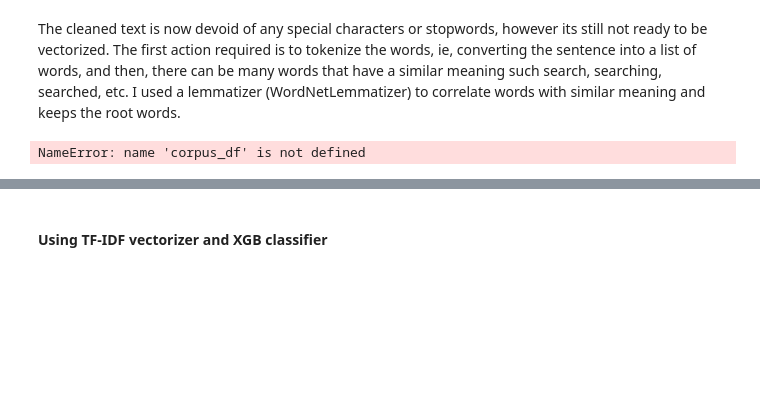
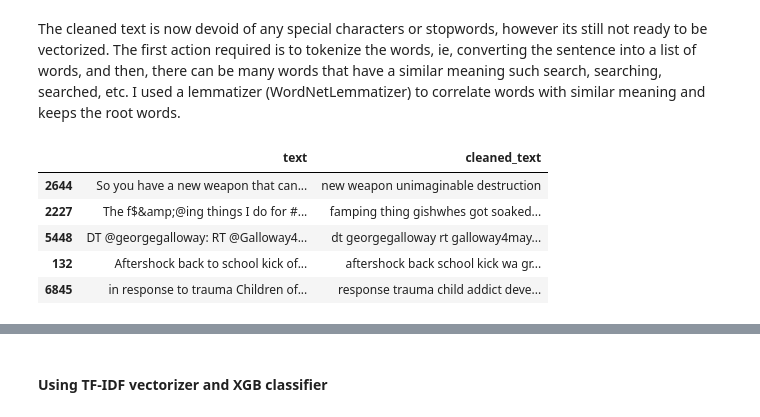
Before and after one commit to yepterence/Project-Cymopolea, a Jupyter notebook: text-processing.ipynb, the cells around one changed output, grey strips where cells are left out. Saved outputs shown, nothing was run; the diff lists cells and outputs as text; code cells hidden in the pictures; blank space fills up the shorter version.

Commit message:
Rewrote vectorizer code in subsequent cells and ran first successful classifier on dataset. Generated classification report and confusion matrix for the classifier as well

```diff
--- a/text-processing.ipynb
+++ b/text-processing.ipynb
@@ -148,13 +148,25 @@ X_train.head(10)
 | 931 | @libraryeliza he did get a @taylo... | libraryeliza get taylorswift13 bu... |
 # %% [markdown]
 The cleaned text is now devoid of any special characters or stopwords, however its still not ready to be vectorized. The first action required is to tokenize the words, ie, converting the sentence into a list of words, and then, there can be many words that have a similar meaning such search, searching, searched, etc. I used a lemmatizer (WordNetLemmatizer) to correlate words with similar meaning and keeps the root words.
+# %%
+# transform test set to vectorized format
+X_test['cleaned_text'] = cleaner(X_test[['text']])
+X_test.head()
+# %% [output]
+|  | text | cleaned_text |
+| 2644 | So you have a new weapon that can... | new weapon unimaginable destruction |
+| 2227 | The f$&amp;@ing things I do for #... | famping thing gishwhes got soaked... |
+| 5448 | DT @georgegalloway: RT @Galloway4... | dt georgegalloway rt galloway4may... |
+| 132 | Aftershock back to school kick of... | aftershock back school kick wa gr... |
+| 6845 | in response to trauma Children of... | response trauma child addict deve... |
 # %%
 # Instantiate CountVectorizer
-CountVec = CountVectorizer(analyzer='word',ngram_range=(1,1))
+CountVec = CountVectorizer(analyzer = 'word',ngram_range = (1,1))
 # convert text to matrix of token counts
-count_matrix = CountVec.fit_transform(corpus_df['cleaned_text'])
-count_matrix_arr = count_matrix.toarray()
+train_cmatrix = CountVec.fit_transform(X_train['cleaned_text']).toarray()
 # convert count matrix to dataframe
-count_matrix_df = pd.DataFrame(count_matrix_arr)
+train_cmatrix_df = pd.DataFrame(count_matrix_arr, columns = CountVec.get_feature_names() )
+
+# performing similar steps on test data
+test_cmatrix = CountVec.transform(X_test['cleaned_text']).toarray()
+test_cmatrix_df = pd.DataFrame(test_cmatrix,columns = CountVec.get_feature_names())
-# %% [output]
-NameError: name 'corpus_df' is not defined
```
Also changed, not shown: parts of 5 cells of this notebook.
